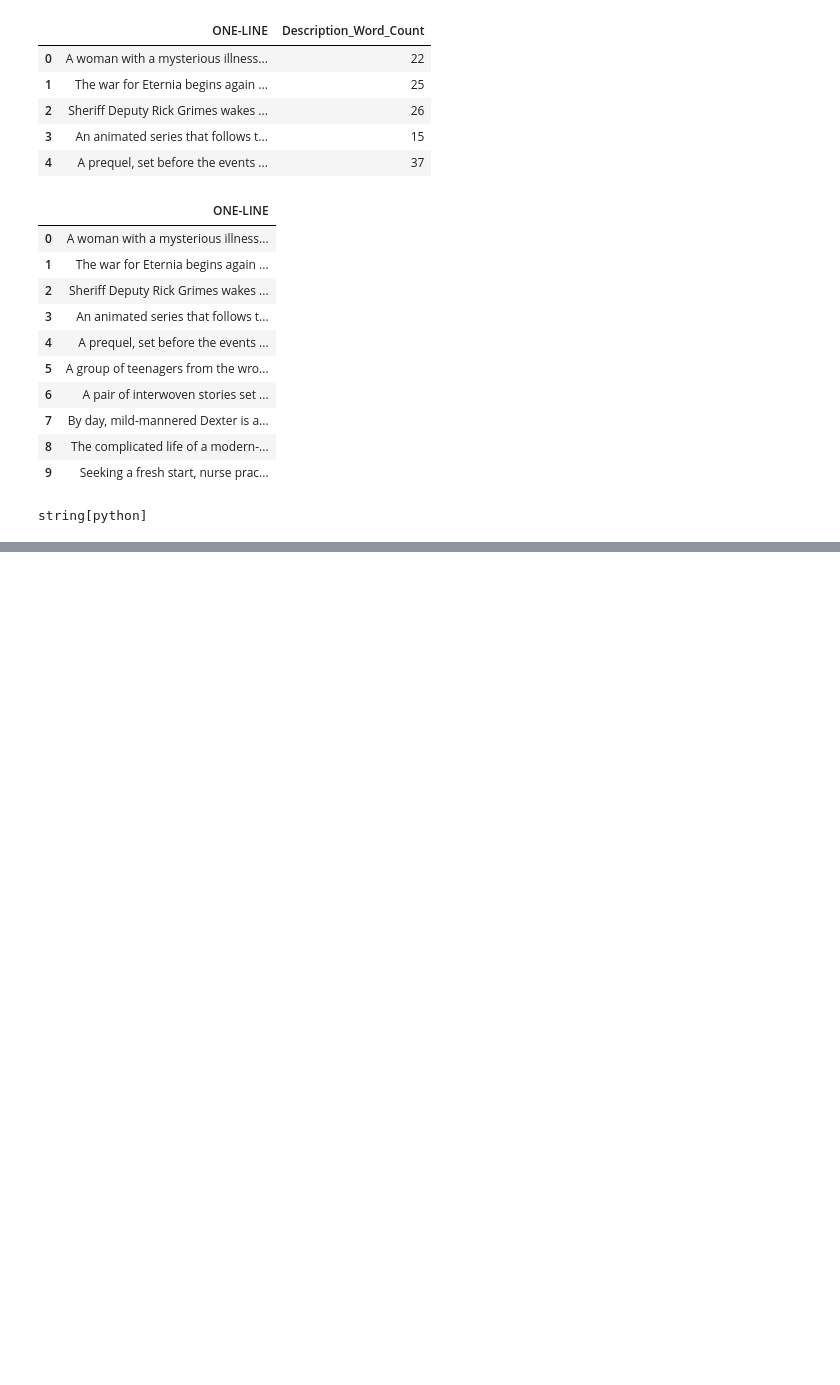
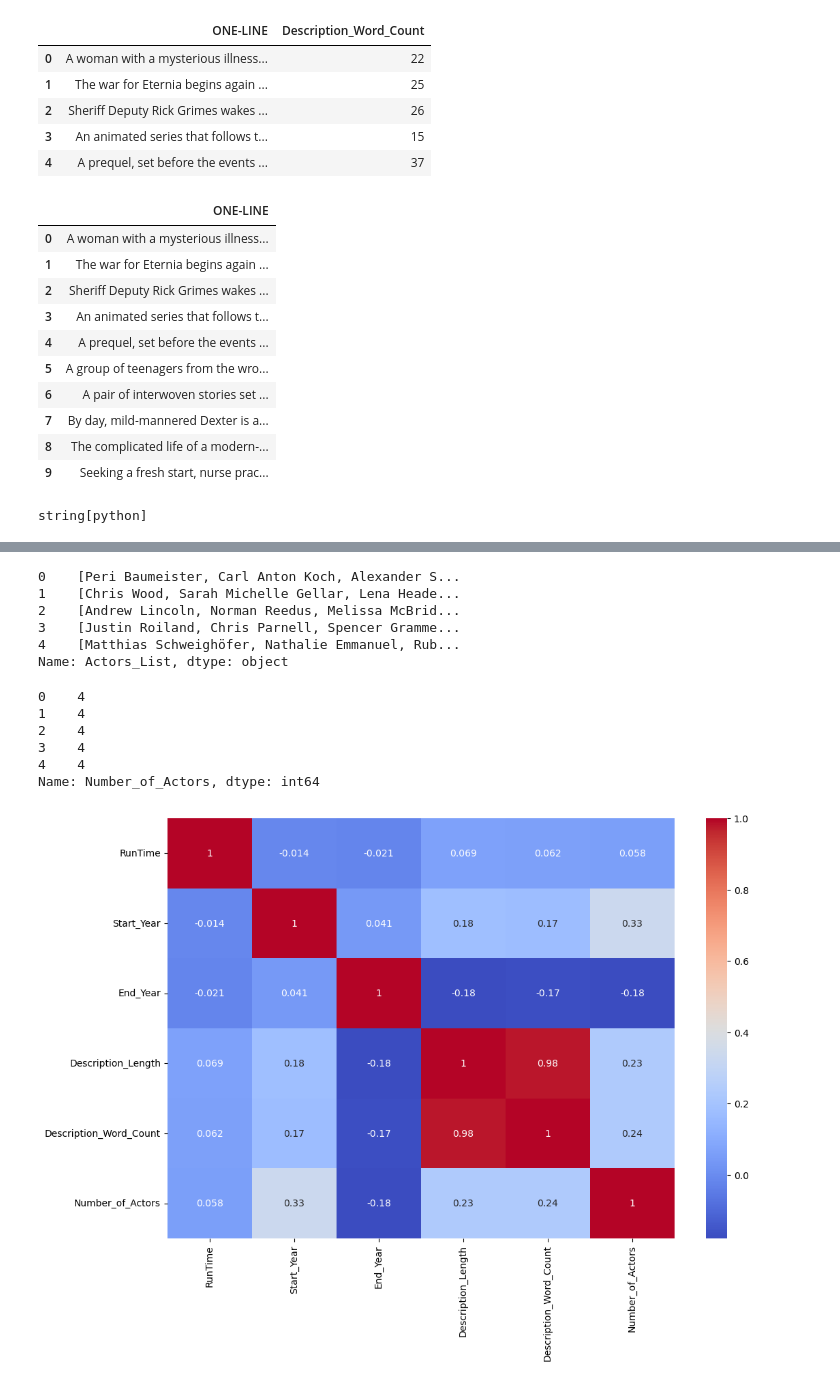
Before and after one commit to UgoChikezie2/Ugo_Chikezie_Project_Files, a Jupyter notebook: MOVIES DATASET FOR FEATURE EXTRACION ,PREDICTION.ipynb, the cells around one changed output, grey strips where cells are left out. Drawn from its saved outputs; the diff is of its cells as text; code cells hidden in the pictures; blank space fills up the shorter version.

```diff
--- a/MOVIES DATASET FOR FEATURE EXTRACION ,PREDICTION.ipynb
+++ b/MOVIES DATASET FOR FEATURE EXTRACION ,PREDICTION.ipynb
@@ -507,0 +645,2 @@ string[python]
+# %%
+df['VOTES'] = df['VOTES'].fillna('Ugo Chikezie')
@@ -507,0 +667,4 @@ string[python]
+# %%
+df['RunTime'] = df['RunTime'].replace({50.0: 500.0})
+
+df['RunTime'].unique()
@@ -507,0 +698,3 @@ string[python]
+# %%
+df['Gross'] = df['Gross'].fillna('$500')
+df['Gross'].unique()
@@ -507,0 +770,4 @@ string[python]
+# %%
+df['Director'] = df['Director'].fillna('Ugo Chikezie')
+
+df['Director'].unique()
@@ -507,0 +812,30 @@ string[python]
+# %%
+df['Actors_List'].head()
+# %% [output]
+0    [Peri Baumeister, Carl Anton Koch, Alexander S...
+1    [Chris Wood, Sarah Michelle Gellar, Lena Heade...
+2    [Andrew Lincoln, Norman Reedus, Melissa McBrid...
+3    [Justin Roiland, Chris Parnell, Spencer Gramme...
+4    [Matthias Schweighöfer, Nathalie Emmanuel, Rub...
+Name: Actors_List, dtype: object
+# %%
+df['Number_of_Actors'].head()
+# %% [output]
+0    4
+1    4
+2    4
+3    4
+4    4
+Name: Number_of_Actors, dtype: int64
+# %%
+## Heatmap is only used for numerical columns.
+
+import seaborn as sns
+
+plt.figure(figsize=(12,8))
+sns.heatmap(df.corr(numeric_only=True),
+            annot=True,
+            cmap='coolwarm')
+plt.show()
+# %% [output]
+[figure, added]
```
Also changed, not shown: parts of 29 cells of this notebook.
